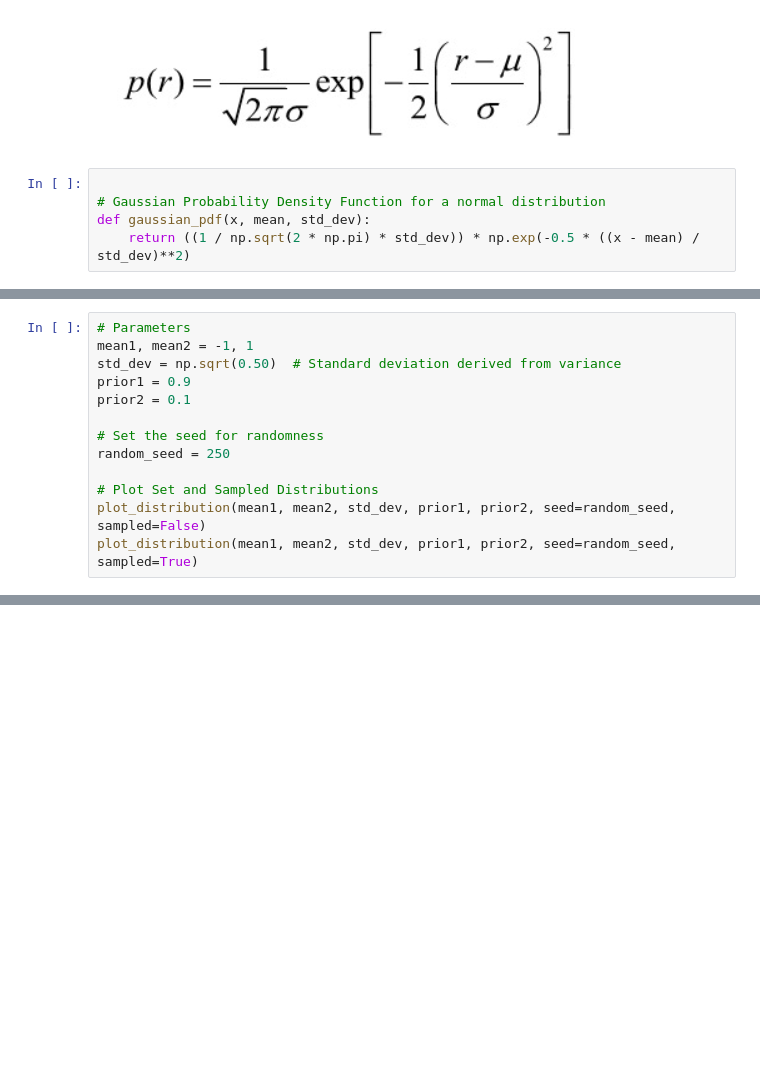
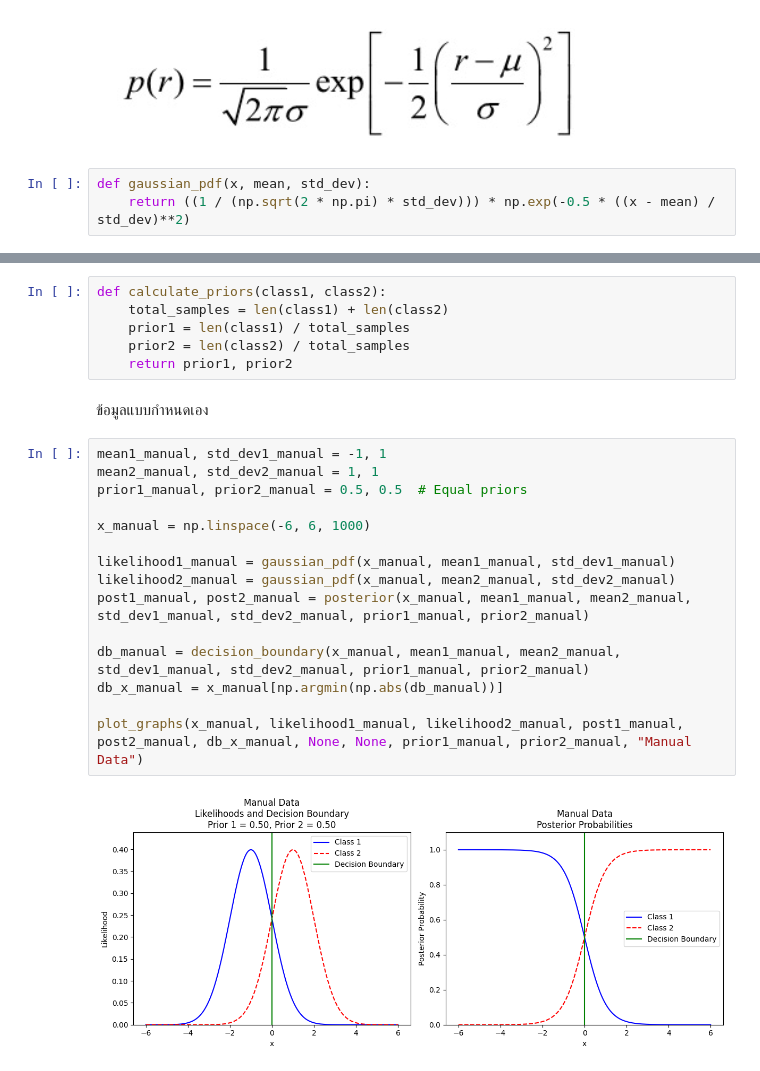
Before and after one commit to MLol-3/Machine-learning-class67, a Jupyter notebook: Bayes/Q1.ipynb, the cells around one changed output, grey strips where cells are left out. Cells and saved outputs as stored; diff of their text form; blank space fills up the shorter version.

```diff
--- a/Bayes/Q1.ipynb
+++ b/Bayes/Q1.ipynb
@@ -12,8 +12,6 @@ import matplotlib.pyplot as plt
 # %% [markdown]
 ![image.png](attachment:image.png)
 # %%
-
-# Gaussian Probability Density Function for a normal distribution
 def gaussian_pdf(x, mean, std_dev):
-    return ((1 / np.sqrt(2 * np.pi) * std_dev)) * np.exp(-0.5 * ((x - mean) / std_dev)**2)
+    return ((1 / (np.sqrt(2 * np.pi) * std_dev))) * np.exp(-0.5 * ((x - mean) / std_dev)**2)
 # %%
@@ -73,13 +22,0 @@ def plot_distribution(mean1, mean2, std_dev, prior1, prior2, seed=None, sampled=
-# %%
-# Parameters
-mean1, mean2 = -1, 1
-std_dev = np.sqrt(0.50)  # Standard deviation derived from variance
-prior1 = 0.9
-prior2 = 0.1
-
-# Set the seed for randomness
-random_seed = 250
-
-# Plot Set and Sampled Distributions
-plot_distribution(mean1, mean2, std_dev, prior1, prior2, seed=random_seed, sampled=False)
-plot_distribution(mean1, mean2, std_dev, prior1, prior2, seed=random_seed, sampled=True)
@@ -249,0 +59,25 @@ Priors: Class 1 = 0.50, Class 2 = 0.50
+# %%
+def calculate_priors(class1, class2):
+    total_samples = len(class1) + len(class2)
+    prior1 = len(class1) / total_samples
+    prior2 = len(class2) / total_samples
+    return prior1, prior2
+# %% [markdown]
+ข้อมูลแบบกำหนดเอง
+# %%
+mean1_manual, std_dev1_manual = -1, 1
+mean2_manual, std_dev2_manual = 1, 1
+prior1_manual, prior2_manual = 0.5, 0.5  # Equal priors
+
+x_manual = np.linspace(-6, 6, 1000)
+
+likelihood1_manual = gaussian_pdf(x_manual, mean1_manual, std_dev1_manual)
+likelihood2_manual = gaussian_pdf(x_manual, mean2_manual, std_dev2_manual)
+post1_manual, post2_manual = posterior(x_manual, mean1_manual, mean2_manual, std_dev1_manual, std_dev2_manual, prior1_manual, prior2_manual)
+
+db_manual = decision_boundary(x_manual, mean1_manual, mean2_manual, std_dev1_manual, std_dev2_manual, prior1_manual, prior2_manual)
+db_x_manual = x_manual[np.argmin(np.abs(db_manual))]
+
+plot_graphs(x_manual, likelihood1_manual, likelihood2_manual, post1_manual, post2_manual, db_x_manual, None, None, prior1_manual, prior2_manual, "Manual Data")
+# %% [output]
+[figure, added]
```
Also changed, not shown: parts of 11 cells of this notebook.
